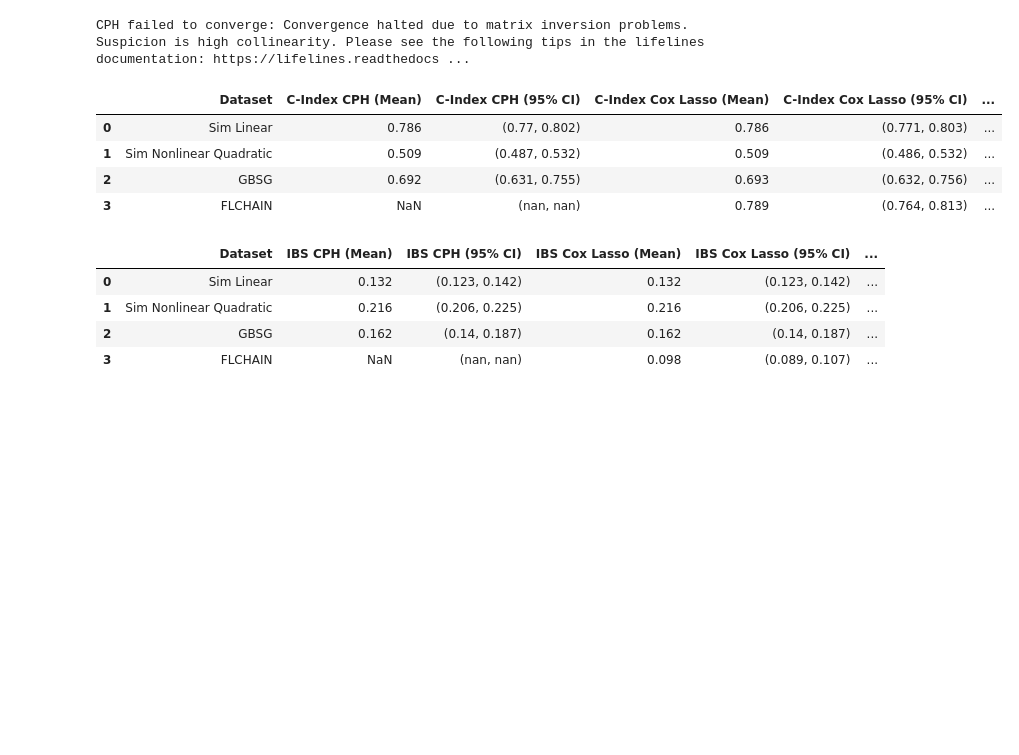
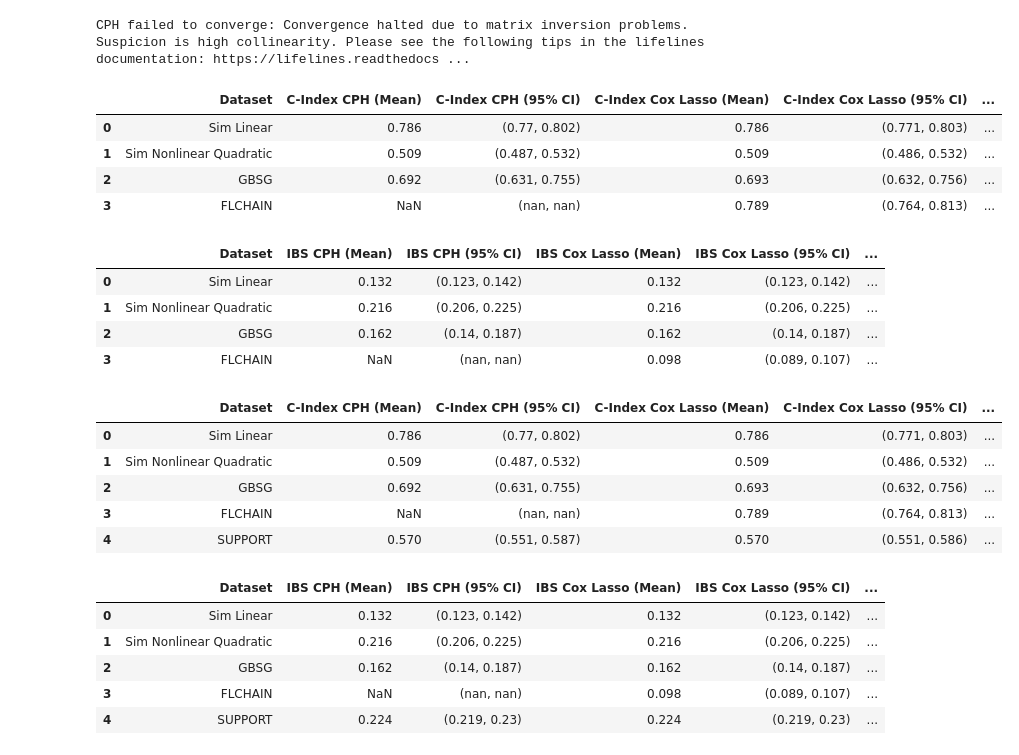
Before and after one commit to wefeigang/M4R, a Jupyter notebook: method_comparison.ipynb, the cells around one changed output. Saved outputs shown, nothing was run; the diff lists cells and outputs as text; code cells hidden in the pictures; blank space fills up the shorter version.

Commit message:
added support, ran methods and evaluation

```diff
--- a/method_comparison.ipynb
+++ b/method_comparison.ipynb
@@ -443,3 +494,8 @@ params_flchain_rsf = {'n_estimators': 150, 'min_samples_split': 5, 'min_samples_
+# %%
+params_linear_rsf = {'n_estimators': 30, 'min_samples_split': 6, 'min_samples_leaf': 17, 'max_features': None}
+params_nonlinear_quad_rsf = {'n_estimators': 30, 'min_samples_split': 10, 'min_samples_leaf': 18, 'max_features': None}
+params_gbsg_rsf = {'n_estimators': 30, 'min_samples_split': 11, 'min_samples_leaf': 17, 'max_features': 'log2'}
+params_flchain_rsf = {'n_estimators': 30, 'min_samples_split': 8, 'min_samples_leaf': 14, 'max_features': 'sqrt'}
 # %%
 n_trials = 20
 
@@ -538,7 +600,7 @@ def optimise_coxtime(X_tr, T_tr, E_tr, X_val, T_val, E_val, n_trials=15):
     T_val = T_val.astype("float32")
     E_val = E_val.astype("float32")
 
-    # Transform the target variables for Cox-Time outside the loop for speed
+    # Transform the target variables for Cox-Time outside the loop for speed.
     labtrans = LabTransCoxTime()
     y_tr_cox = labtrans.fit_transform(T_tr, E_tr)
     y_val_cox = labtrans.transform(T_val, E_val)
@@ -552,13 +614,13 @@ def optimise_coxtime(X_tr, T_tr, E_tr, X_val, T_val, E_val, n_trials=15):
             torch.cuda.empty_cache()
 
         # Parameters to optimise
-        n_nodes = trial.suggest_int("nodes", 32, 128, step=32)
-        n_layers = trial.suggest_int("layers", 1, 3)
+        n_nodes = trial.suggest_int("nodes", 32, 256, step=32)
+        n_layers = trial.suggest_int("layers", 1, 4)
         dropout = trial.suggest_float("dropout", 0.1, 0.5)
         lr = trial.suggest_float("lr", 1e-4, 1e-2, log=True)
-        batch_size = trial.suggest_categorical("batch_size", [64, 128, 256])
+        batch_size = trial.suggest_categorical("batch_size", [64, 128, 256, 512])
 
-        # Build the model architecture using PyCox's native CoxTime MLP
+        # Build the model architecture using CoxTime MLP
         in_features = X_tr.shape[1]
         num_nodes_list = [n_nodes] * n_layers
 
@@ -571,7 +633,7 @@ def optimise_coxtime(X_tr, T_tr, E_tr, X_val, T_val, E_val, n_trials=15):
 
         device = "cuda" if torch.cuda.is_available() else "cpu"
 
-        # Use canonical model
+        # Canonical optimiser setup
         model = CoxTime(net, tt.optim.Adam, labtrans=labtrans, device=device)
         model.optimizer.set_lr(lr)
         callbacks = [tt.callbacks.EarlyStopping(patience=10)]
@@ -590,7 +652,7 @@ def optimise_coxtime(X_tr, T_tr, E_tr, X_val, T_val, E_val, n_trials=15):
         # Predict the full survival dataframe for the validation set
         surv_df = model.predict_surv_df(X_val)
 
-        # Compute time-dependent c-index natively
+        # Compute c-index
         ev = EvalSurv(surv_df, T_val, E_val, censor_surv="km")
         c_index = ev.concordance_td()
 
@@ -603,15 +665,11 @@ def optimise_coxtime(X_tr, T_tr, E_tr, X_val, T_val, E_val, n_trials=15):
         return c_index
 
     # Run study
-    optuna.logging.set_verbosity(optuna.logging.WARNING)
+    optuna.logging.set_verbosity(optuna.logging.WARNING) #
     study = optuna.create_study(direction="maximize")
 
-    print("Starting Cox-Time Optuna optimization on global validation split...")
     study.optimize(objective, n_trials=n_trials, n_jobs=1, show_progress_bar=True)
 
-    print(f"Best parameters found: {study.best_params}")
-    print(f"Best validation C-index: {study.best_value:.4f}")
-
     return study.best_params
 # %%
 n_trials_ct = 20
@@ -801,3 +841,34 @@ CPH failed to converge: Convergence halted due to matrix inversion problems. Sus
 | 1 | Sim Nonlinear Quadratic | 0.216 | (0.206, 0.225) | 0.216 | (0.206, 0.225) | ... |
 | 2 | GBSG | 0.162 | (0.14, 0.187) | 0.162 | (0.14, 0.187) | ... |
 | 3 | FLCHAIN | NaN | (nan, nan) | 0.098 | (0.089, 0.107) | ... |
+# %%
+# SUPPORT
+final_results.append(evaluate_dataset(
+    X_train_sup, T_train_sup, E_train_sup,
+    X_test_sup, T_test_sup, E_test_sup,
+    "SUPPORT", params_sup_rsf, params_sup, params_sup_ct, n_bootstraps
+))
+
+# Convert the massive list of dictionaries into a single DataFrame
+df_all = pd.DataFrame(final_results)
+
+# Isolate the C-Index columns
+df_cindex = df_all[['Dataset']].join(df_all.filter(like='C-Index'))
+display(df_cindex)
+
+# Isolate the IBS columns
+df_ibs = df_all[['Dataset']].join(df_all.filter(like='IBS'))
+display(df_ibs)
+# %% [output]
+|  | Dataset | C-Index CPH (Mean) | C-Index CPH (95% CI) | C-Index Cox Lasso (Mean) | C-Index Cox Lasso (95% CI) | ... |
+| 0 | Sim Linear | 0.786 | (0.77, 0.802) | 0.786 | (0.771, 0.803) | ... |
+| 1 | Sim Nonlinear Quadratic | 0.509 | (0.487, 0.532) | 0.509 | (0.486, 0.532) | ... |
+| 2 | GBSG | 0.692 | (0.631, 0.755) | 0.693 | (0.632, 0.756) | ... |
+| 3 | FLCHAIN | NaN | (nan, nan) | 0.789 | (0.764, 0.813) | ... |
+| 4 | SUPPORT | 0.570 | (0.551, 0.587) | 0.570 | (0.551, 0.586) | ... |
+|  | Dataset | IBS CPH (Mean) | IBS CPH (95% CI) | IBS Cox Lasso (Mean) | IBS Cox Lasso (95% CI) | ... |
+| 0 | Sim Linear | 0.132 | (0.123, 0.142) | 0.132 | (0.123, 0.142) | ... |
+| 1 | Sim Nonlinear Quadratic | 0.216 | (0.206, 0.225) | 0.216 | (0.206, 0.225) | ... |
+| 2 | GBSG | 0.162 | (0.14, 0.187) | 0.162 | (0.14, 0.187) | ... |
+| 3 | FLCHAIN | NaN | (nan, nan) | 0.098 | (0.089, 0.107) | ... |
+| 4 | SUPPORT | 0.224 | (0.219, 0.23) | 0.224 | (0.219, 0.23) | ... |
```
Also changed, not shown: parts of 15 cells of this notebook.
